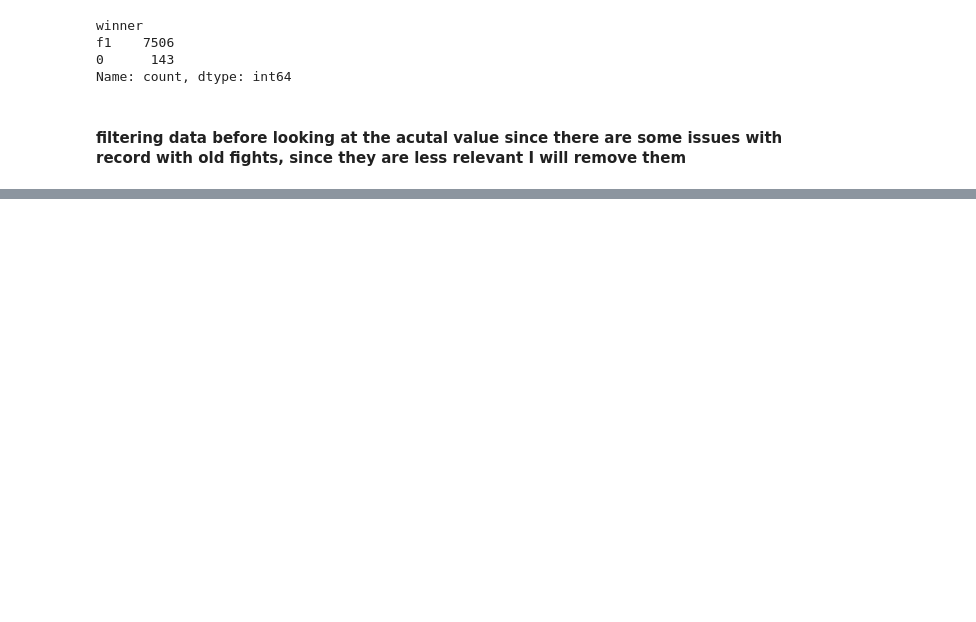
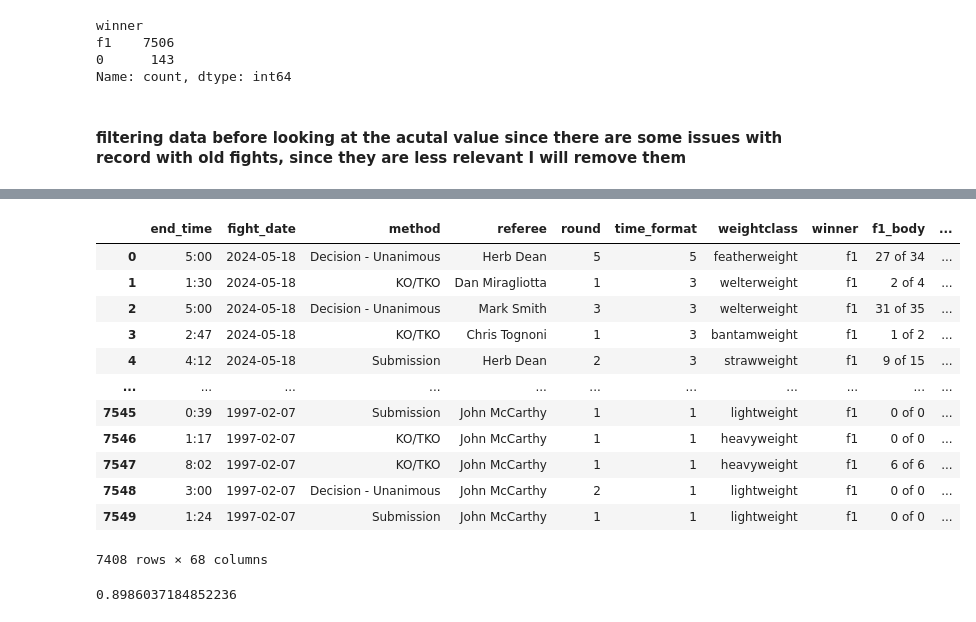
Before and after one commit to jeaend/UFC_Fight_Outcome_Prediction, a Jupyter notebook: 2_data_preparation/2_clean_and_rearragne.ipynb, the cells around one changed output, grey strips where cells are left out. Drawn from its saved outputs; the diff is of its cells as text; code cells hidden in the pictures; blank space fills up the shorter version.

```diff
--- a/2_data_preparation/2_clean_and_rearragne.ipynb
+++ b/2_data_preparation/2_clean_and_rearragne.ipynb
@@ -145,0 +227,7 @@ print(cleaned_weight_classes)
+# %%
+data['f1_control'] = data['f1_control'].replace({
+    "--": 0,
+})
+data['f2_control'] = data['f1_control'].replace({
+    "--": 0,
+})
@@ -145,0 +266,16 @@ print(cleaned_weight_classes)
+# %%
+data
+# %% [output]
+|  | end_time | fight_date | method | referee | round | time_format | weightclass | winner | f1_body | ... |
+| 0 | 5:00 | 2024-05-18 | Decision - Unanimous | Herb Dean | 5 | 5 | featherweight | f1 | 27 of 34 | ... |
+| 1 | 1:30 | 2024-05-18 | KO/TKO | Dan Miragliotta | 1 | 3 | welterweight | f1 | 2 of 4 | ... |
+| 2 | 5:00 | 2024-05-18 | Decision - Unanimous | Mark Smith | 3 | 3 | welterweight | f1 | 31 of 35 | ... |
+| 3 | 2:47 | 2024-05-18 | KO/TKO | Chris Tognoni | 1 | 3 | bantamweight | f1 | 1 of 2 | ... |
+| 4 | 4:12 | 2024-05-18 | Submission | Herb Dean | 2 | 3 | strawweight | f1 | 9 of 15 | ... |
+| ... | ... | ... | ... | ... | ... | ... | ... | ... | ... | ... |
+| 7545 | 0:39 | 1997-02-07 | Submission | John McCarthy | 1 | 1 | lightweight | f1 | 0 of 0 | ... |
+| 7546 | 1:17 | 1997-02-07 | KO/TKO | John McCarthy | 1 | 1 | heavyweight | f1 | 0 of 0 | ... |
+| 7547 | 8:02 | 1997-02-07 | KO/TKO | John McCarthy | 1 | 1 | heavyweight | f1 | 6 of 6 | ... |
+| 7548 | 3:00 | 1997-02-07 | Decision - Unanimous | John McCarthy | 2 | 1 | lightweight | f1 | 0 of 0 | ... |
+| 7549 | 1:24 | 1997-02-07 | Submission | John McCarthy | 1 | 1 | lightweight | f1 | 0 of 0 | ... |
+7408 rows × 68 columns
@@ -145,0 +287,5 @@ print(cleaned_weight_classes)
+# %%
+data['f1_height'].corr(data['f1_reach'])
+# let's fill the -- with a modeled approach
+# %% [output]
+0.8986037184852236
```
Also changed, not shown: parts of 19 cells of this notebook.
